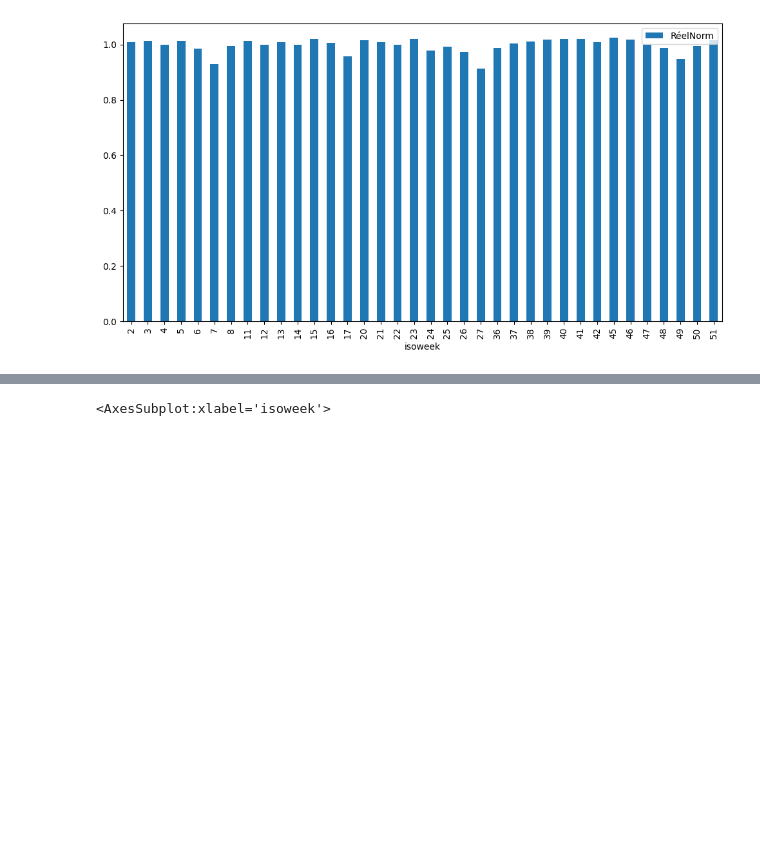
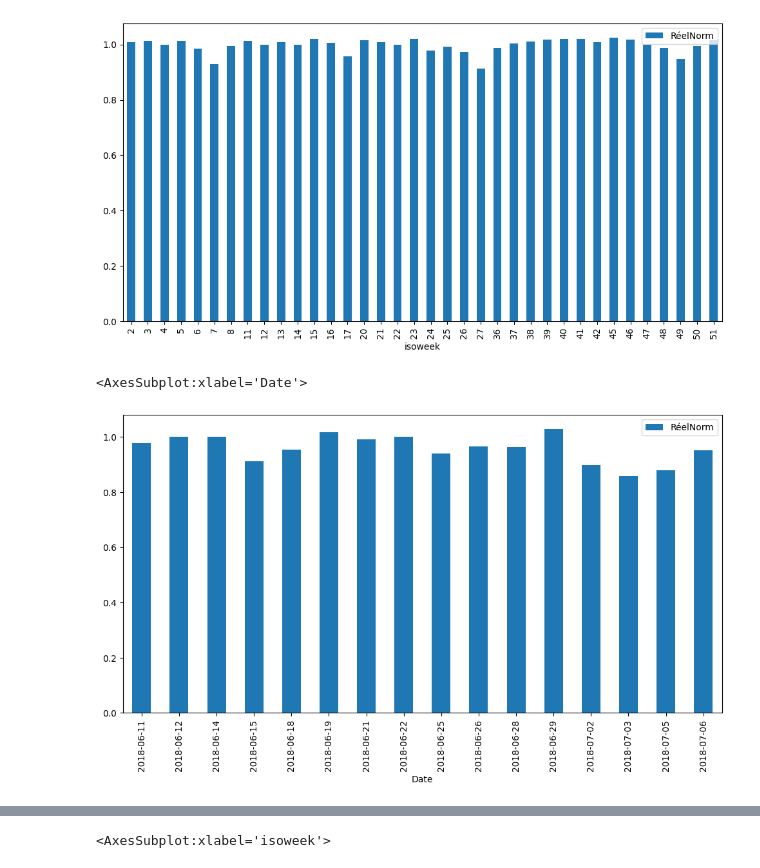
Before and after one commit to ericbertrand8686/Simplon_E1_EricBertrand_GaspillageCantine, a Jupyter notebook: AnalyseDescriptive.ipynb, the cells around one changed output, grey strips where cells are left out. Cells and saved outputs as stored; diff of their text form; code cells hidden in the pictures; blank space fills up the shorter version.

```diff
--- a/AnalyseDescriptive.ipynb
+++ b/AnalyseDescriptive.ipynb
@@ -353,4 +361,7 @@ df[df['An']==2018][['isoweek','RéelNorm']].groupby('isoweek').median().plot(kin
 <AxesSubplot:xlabel='isoweek'>
 [figure]
 # %%
-df[(df['An']==2018) and df['isoweek']==27)][['isoweek','RéelNorm']].groupby('isoweek').median().plot(kind='bar', figsize=(12,6))
+df[((df['An']==2018) & (df['isoweek'].isin([24,25,26,27])))][['Date','RéelNorm']].groupby('Date').median().plot(kind='bar', figsize=(12,6))
+# %% [output]
+<AxesSubplot:xlabel='Date'>
+[figure, added]
```
Also changed, not shown: parts of 5 cells of this notebook, 6 other files.
